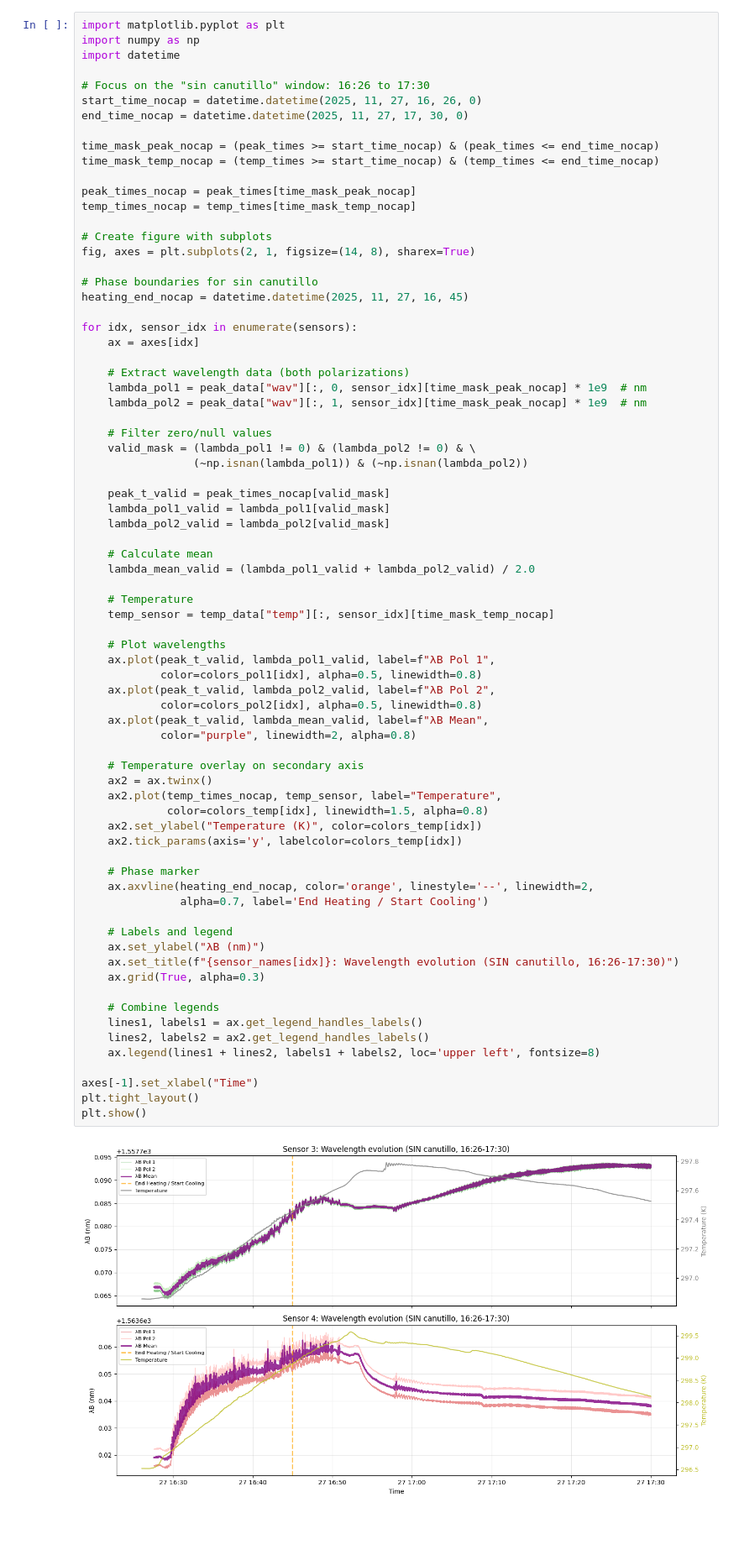
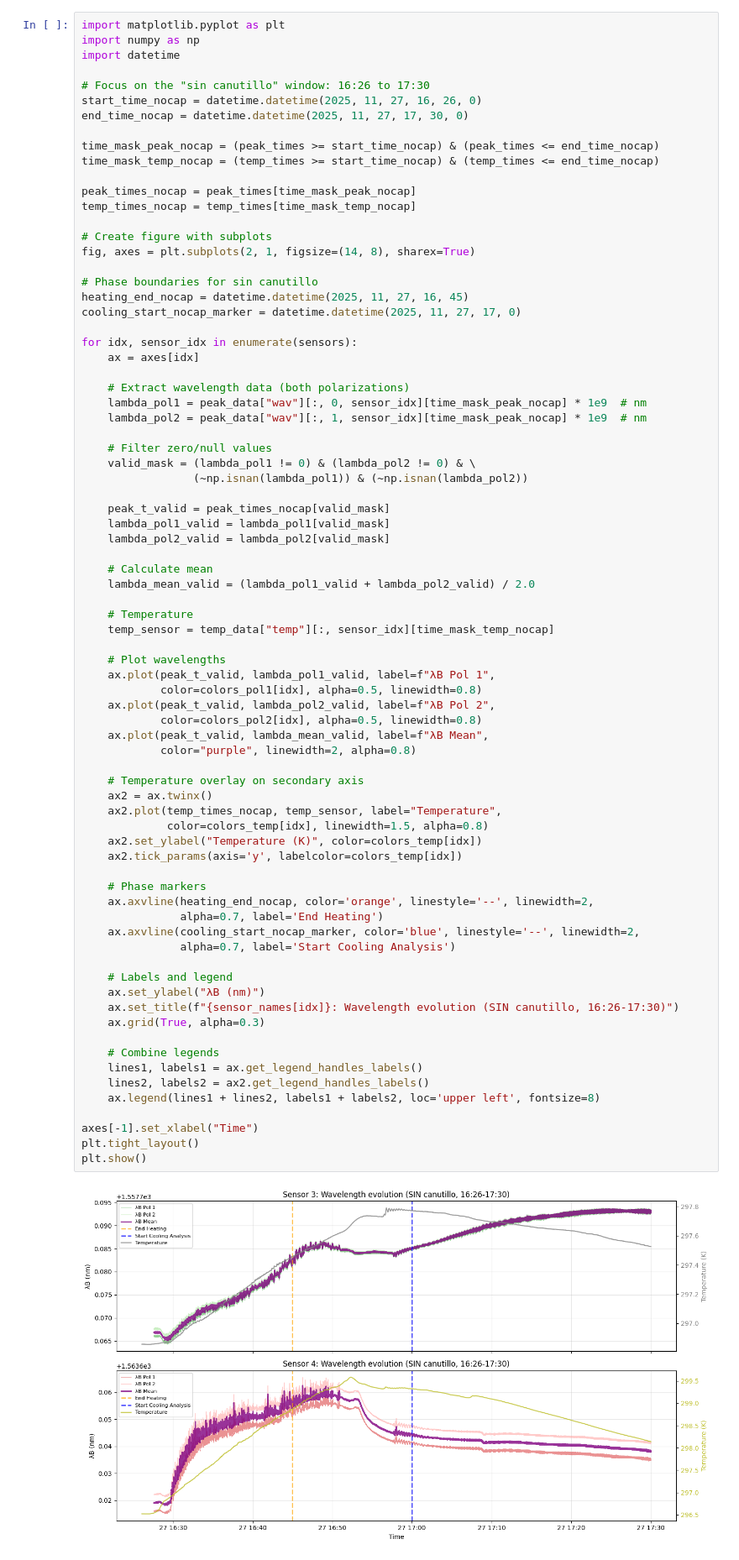
Before and after one commit to garpol/rtd-calibration-ana, a Jupyter notebook: DEWAR_1M/ROOT_DEWAR_28_11.ipynb, the cells around one changed output. Shown at 84% size. Drawn from its saved outputs; the diff is of its cells as text; blank space fills up the shorter version.

```diff
--- a/DEWAR_1M/ROOT_DEWAR_28_11.ipynb
+++ b/DEWAR_1M/ROOT_DEWAR_28_11.ipynb
@@ -672,6 +672,7 @@ fig, axes = plt.subplots(2, 1, figsize=(14, 8), sharex=True)
 
 # Phase boundaries for sin canutillo
 heating_end_nocap = datetime.datetime(2025, 11, 27, 16, 45)
+cooling_start_nocap_marker = datetime.datetime(2025, 11, 27, 17, 0)
 
 for idx, sensor_idx in enumerate(sensors):
     ax = axes[idx]
@@ -698,36 +699,38 @@ for idx, sensor_idx in enumerate(sensors):
     ax.plot(peak_t_valid, lambda_pol1_valid, label=f"λB Pol 1",
             color=colors_pol1[idx], alpha=0.5, linewidth=0.8)
     ax.plot(peak_t_valid, lambda_pol2_valid, label=f"λB Pol 2",
             color=colors_pol2[idx], alpha=0.5, linewidth=0.8)
     ax.plot(peak_t_valid, lambda_mean_valid, label=f"λB Mean",
             color="purple", linewidth=2, alpha=0.8)
 
     # Temperature overlay on secondary axis
     ax2 = ax.twinx()
     ax2.plot(temp_times_nocap, temp_sensor, label="Temperature",
              color=colors_temp[idx], linewidth=1.5, alpha=0.8)
     ax2.set_ylabel("Temperature (K)", color=colors_temp[idx])
     ax2.tick_params(axis='y', labelcolor=colors_temp[idx])
 
-    # Phase marker
+    # Phase markers
     ax.axvline(heating_end_nocap, color='orange', linestyle='--', linewidth=2,
-               alpha=0.7, label='End Heating / Start Cooling')
+               alpha=0.7, label='End Heating')
+    ax.axvline(cooling_start_nocap_marker, color='blue', linestyle='--', linewidth=2,
+               alpha=0.7, label='Start Cooling Analysis')
 
     # Labels and legend
     ax.set_ylabel("λB (nm)")
     ax.set_title(f"{sensor_names[idx]}: Wavelength evolution (SIN canutillo, 16:26-17:30)")
     ax.grid(True, alpha=0.3)
 
     # Combine legends
     lines1, labels1 = ax.get_legend_handles_labels()
     lines2, labels2 = ax2.get_legend_handles_labels()
     ax.legend(lines1 + lines2, labels1 + labels2, loc='upper left', fontsize=8)
 
 axes[-1].set_xlabel("Time")
 plt.tight_layout()
 plt.show()
 # %% [output]
-[figure, old version]
+[figure, new version]
 # %% [markdown]
 ## A2️⃣ PHASE A - Heating Analysis (16:26-16:45, sin canutillo)
 
```
Also changed, not shown: parts of 6 cells of this notebook.
